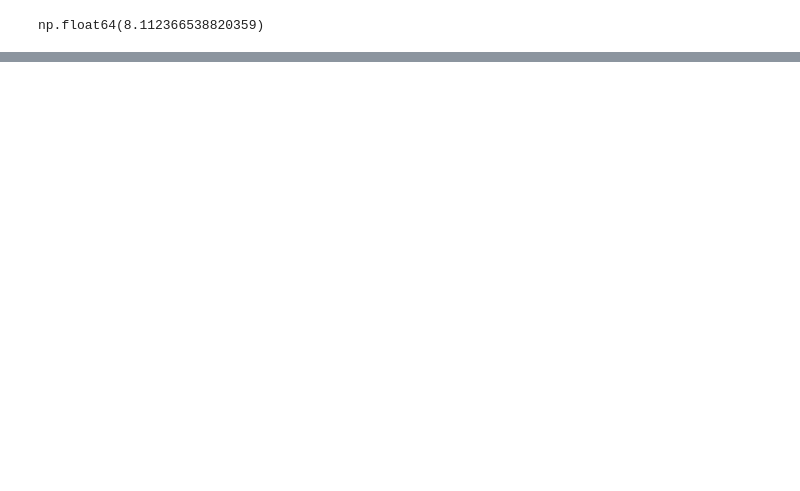
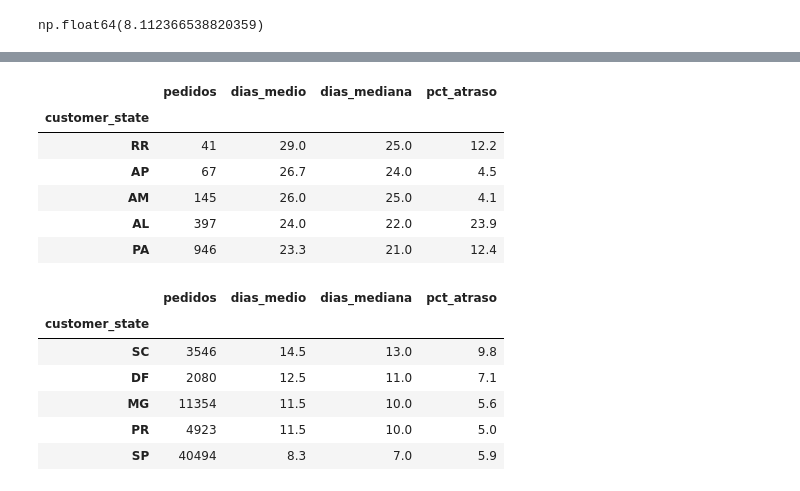
Before and after one commit to RaissaYrina/analise-ecommerce-olist, a Jupyter notebook: ecommerce.ipynb, the cells around one changed output, grey strips where cells are left out. Saved outputs shown, nothing was run; the diff lists cells and outputs as text; code cells hidden in the pictures; blank space fills up the shorter version.

Commit message:
Adciona análise de entrega por estado e README completo

```diff
--- a/ecommerce.ipynb
+++ b/ecommerce.ipynb
@@ -209,0 +213,7 @@ np.float64(8.112366538820359)
+# %%
+entregues_estado = entregues.merge(
+    df_customers[["customer_id", "customer_state"]],
+    on="customer_id",
+    how="left",
+    validate="one_to_one",
+)
@@ -209,0 +226,16 @@ np.float64(8.112366538820359)
+# %%
+por_estado = (
+    entregues_estado
+    .groupby("customer_state")
+    .agg(
+        pedidos=("order_id", "count"),
+        dias_medio=("dias_entrega", "mean"),
+        dias_mediana=("dias_entrega", "median"),
+        pct_atraso=("atrasado", "mean"),
+    )
+    .assign(pct_atraso=lambda df: df["pct_atraso"] * 100)
+    .round(1)
+    .sort_values("dias_medio", ascending=False)
+)
+
+por_estado
@@ -209,0 +261,18 @@ np.float64(8.112366538820359)
+# %%
+display(por_estado.head(5))  # mais lentos
+display(por_estado.tail(5))  # mais rápidos
+# %% [output]
+|  | pedidos | dias_medio | dias_mediana | pct_atraso |
+| customer_state |  |  |  |  |
+| RR | 41 | 29.0 | 25.0 | 12.2 |
+| AP | 67 | 26.7 | 24.0 | 4.5 |
+| AM | 145 | 26.0 | 25.0 | 4.1 |
+| AL | 397 | 24.0 | 22.0 | 23.9 |
+| PA | 946 | 23.3 | 21.0 | 12.4 |
+|  | pedidos | dias_medio | dias_mediana | pct_atraso |
+| customer_state |  |  |  |  |
+| SC | 3546 | 14.5 | 13.0 | 9.8 |
+| DF | 2080 | 12.5 | 11.0 | 7.1 |
+| MG | 11354 | 11.5 | 10.0 | 5.6 |
+| PR | 4923 | 11.5 | 10.0 | 5.0 |
+| SP | 40494 | 8.3 | 7.0 | 5.9 |
```
Also changed, not shown: parts of 5 cells of this notebook, 1 other file.
